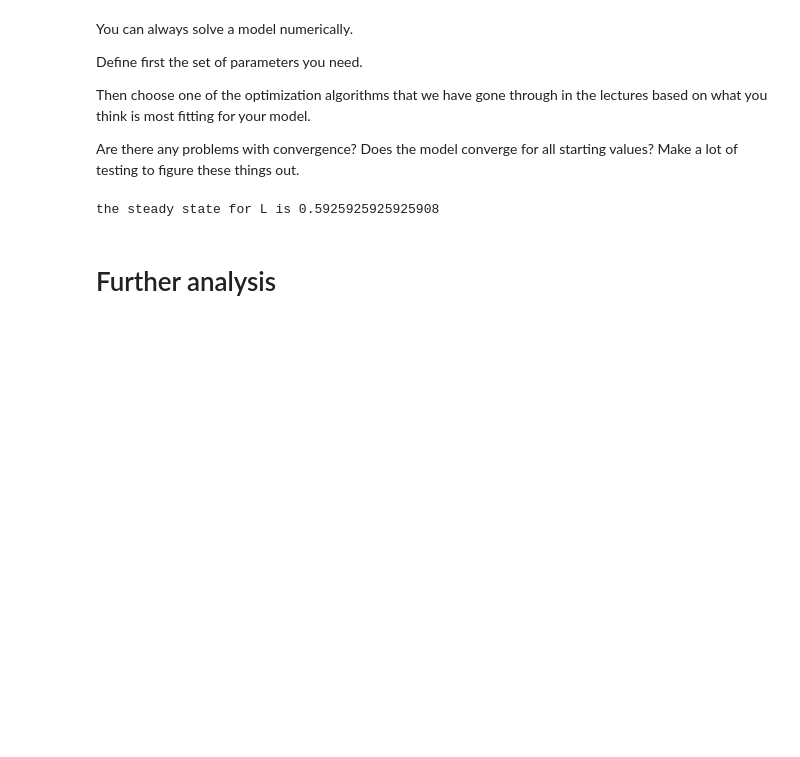
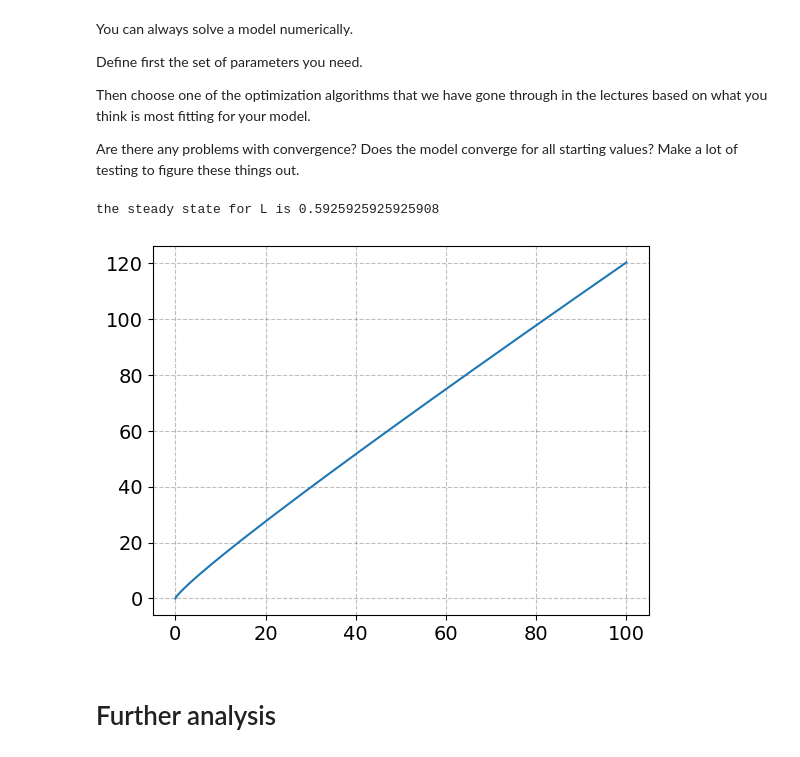
Before and after one commit to NumEconCopenhagen/projects-2023-jos-p-og-tex, a Jupyter notebook: modelproject/modelproject.ipynb, the cells around one changed output. Drawn from its saved outputs; the diff is of its cells as text; code cells hidden in the pictures; blank space fills up the shorter version.

Commit message:
Forsøg på plot

```diff
--- a/modelproject/modelproject.ipynb
+++ b/modelproject/modelproject.ipynb
@@ -144,6 +144,34 @@ result = optimize.root_scalar(obj_lss,bracket=[0.1,1000],method='brentq')
 print('the steady state for L is',result.root)
 # %% [output]
 the steady state for L is 0.5925925925925908
+# %%
+# Number points
+N = 1000
+
+# Max value of x1
+L_max = 100
+
+# Create a vector x1 from 0 to x_max, with N values
+L_vec = np.linspace(0,L_max,N)
+
+# Create an empty vector to store values of L_t+1
+L2_vec = np.empty(N)
+
+def L_func(lss,A=1,X=3,eta=0.8,mu=0.05,alpha=0.33):
+    return eta*lss**(1-alpha)*(A*X)**(alpha)+(1-mu)*lss
+
+# Fill out out the vector
+for i, lss in enumerate(L_vec):
+    L2_vec[i] = L_func(lss)
+
+# a. create the figure
+fig = plt.figure()
+
+# b. plot
+ax = fig.add_subplot(1,1,1)
+ax.plot(L_vec,L2_vec);
+# %% [output]
+[figure, added]
 # %% [markdown]
 # Further analysis
 # %% [markdown]
```
